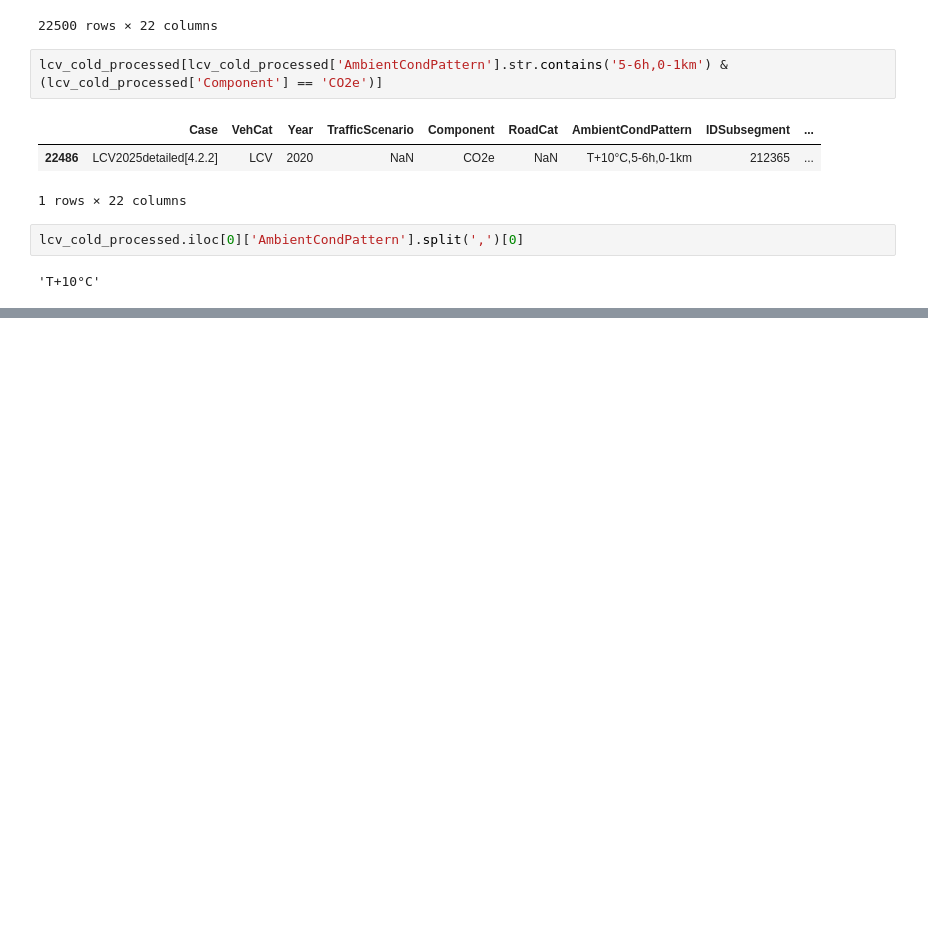
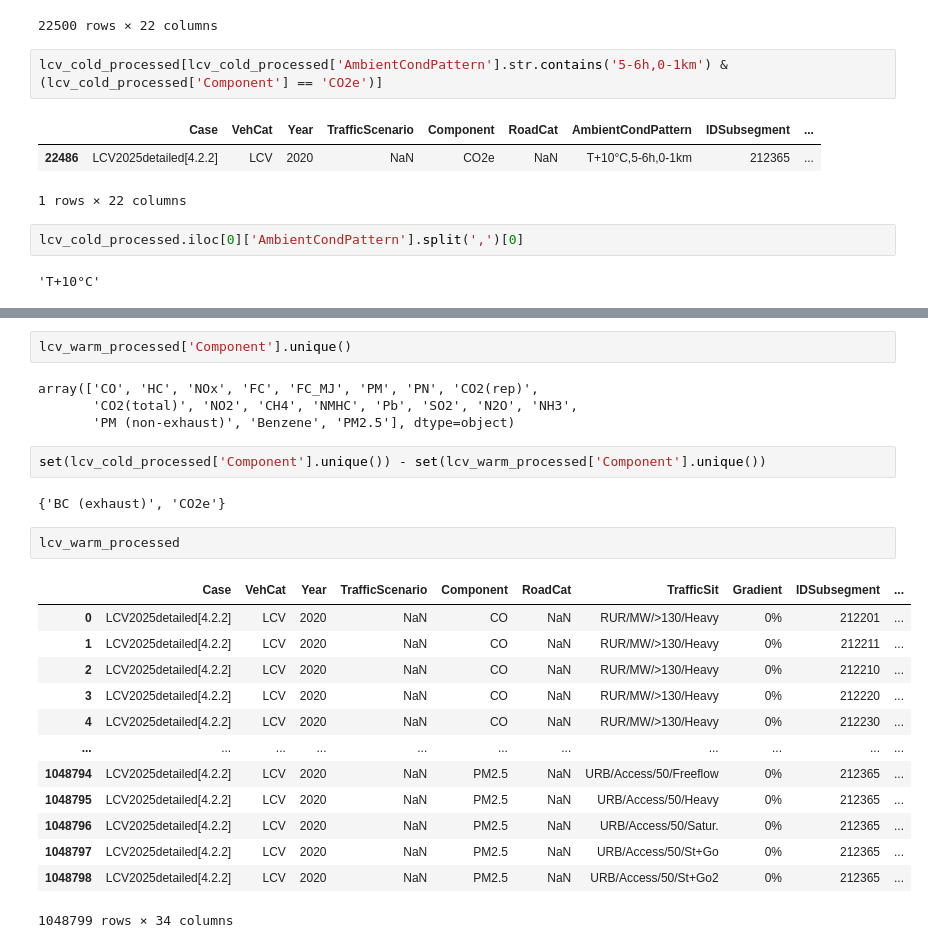
Before and after one commit to XanderPENG/matsim-xp, a Jupyter notebook: src/main/python/freight_emission/convert_hbefa_tables.ipynb, the cells around one changed output, grey strips where cells are left out. Drawn from its saved outputs; the diff is of its cells as text; blank space fills up the shorter version.

```diff
--- a/src/main/python/freight_emission/convert_hbefa_tables.ipynb
+++ b/src/main/python/freight_emission/convert_hbefa_tables.ipynb
@@ -364,0 +402,26 @@ lcv_cold_processed.iloc[0]['AmbientCondPattern'].split(',')[0]
+# %%
+lcv_warm_processed['Component'].unique()
+# %% [output]
+array(['CO', 'HC', 'NOx', 'FC', 'FC_MJ', 'PM', 'PN', 'CO2(rep)',
+       'CO2(total)', 'NO2', 'CH4', 'NMHC', 'Pb', 'SO2', 'N2O', 'NH3',
+       'PM (non-exhaust)', 'Benzene', 'PM2.5'], dtype=object)
+# %%
+set(lcv_cold_processed['Component'].unique()) - set(lcv_warm_processed['Component'].unique())
+# %% [output]
+{'BC (exhaust)', 'CO2e'}
+# %%
+lcv_warm_processed
+# %% [output]
+|  | Case | VehCat | Year | TrafficScenario | Component | RoadCat | TrafficSit | Gradient | IDSubsegment | ... |
+| 0 | LCV2025detailed[4.2.2] | LCV | 2020 | NaN | CO | NaN | RUR/MW/>130/Heavy | 0% | 212201 | ... |
+| 1 | LCV2025detailed[4.2.2] | LCV | 2020 | NaN | CO | NaN | RUR/MW/>130/Heavy | 0% | 212211 | ... |
+| 2 | LCV2025detailed[4.2.2] | LCV | 2020 | NaN | CO | NaN | RUR/MW/>130/Heavy | 0% | 212210 | ... |
+| 3 | LCV2025detailed[4.2.2] | LCV | 2020 | NaN | CO | NaN | RUR/MW/>130/Heavy | 0% | 212220 | ... |
+| 4 | LCV2025detailed[4.2.2] | LCV | 2020 | NaN | CO | NaN | RUR/MW/>130/Heavy | 0% | 212230 | ... |
+| ... | ... | ... | ... | ... | ... | ... | ... | ... | ... | ... |
+| 1048794 | LCV2025detailed[4.2.2] | LCV | 2020 | NaN | PM2.5 | NaN | URB/Access/50/Freeflow | 0% | 212365 | ... |
+| 1048795 | LCV2025detailed[4.2.2] | LCV | 2020 | NaN | PM2.5 | NaN | URB/Access/50/Heavy | 0% | 212365 | ... |
+| 1048796 | LCV2025detailed[4.2.2] | LCV | 2020 | NaN | PM2.5 | NaN | URB/Access/50/Satur. | 0% | 212365 | ... |
+| 1048797 | LCV2025detailed[4.2.2] | LCV | 2020 | NaN | PM2.5 | NaN | URB/Access/50/St+Go | 0% | 212365 | ... |
+| 1048798 | LCV2025detailed[4.2.2] | LCV | 2020 | NaN | PM2.5 | NaN | URB/Access/50/St+Go2 | 0% | 212365 | ... |
+1048799 rows × 34 columns
```
Also changed, not shown: parts of 16 cells of this notebook.
